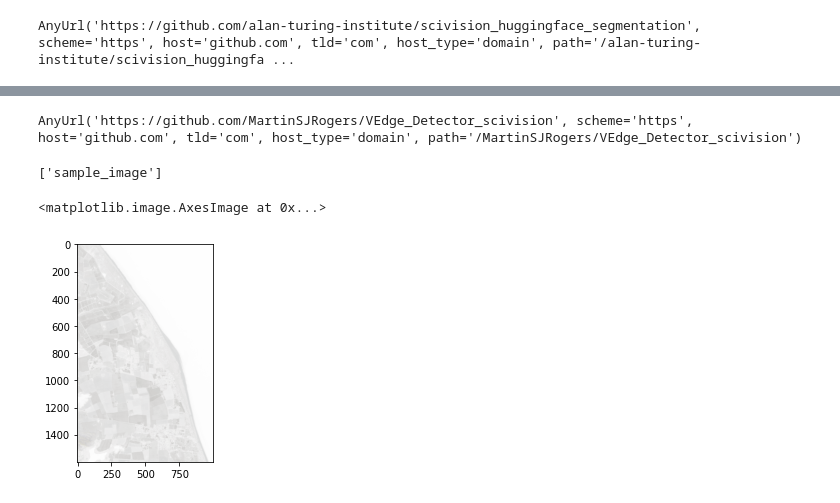
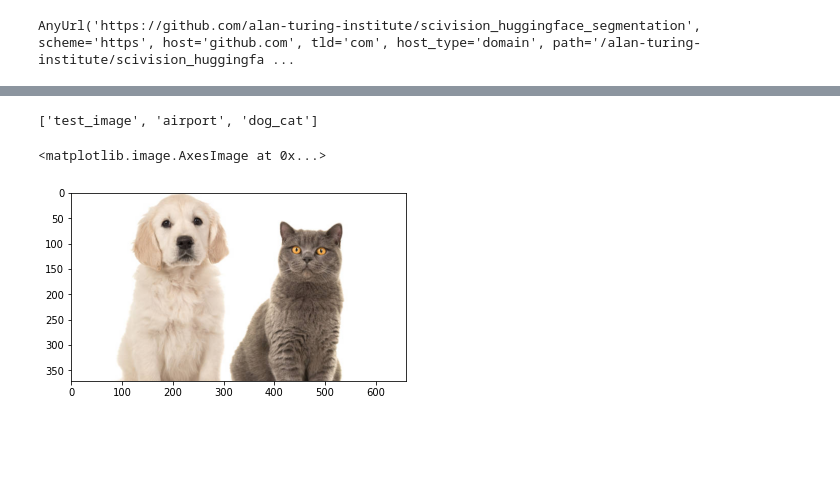
Before and after one commit to scivision-gallery/scivision-basic-usage-examples, a Jupyter notebook: segmentation.ipynb, the cells around one changed output, grey strips where cells are left out. Drawn from its saved outputs; the diff is of its cells as text; code cells hidden in the pictures; blank space fills up the shorter version.

Commit message:
use dog_cat test image for segmentation

```diff
--- a/segmentation.ipynb
+++ b/segmentation.ipynb
@@ -60,10 +28,7 @@ target_datasource
 | 5 | data-005 | Sample dataset of satellite image... | (TaskEnum.classificiation, TaskEn... | (computer-vision, earth-observati... | https://github.com/MartinSJRogers... | image | False | (Cambridge University,) | (2D, satellite, remote-sensing, e... |
 # %%
-target_datasource.url.item()
+target_datasource = compatible_datasources.loc[compatible_datasources['name'] == 'data-003']
+data_config = load_dataset(target_datasource.url.item())
+print([i for i in data_config.keys()])
 # %% [output]
-AnyUrl('https://github.com/MartinSJRogers/VEdge_Detector_scivision', scheme='https', host='github.com', tld='com', host_type='domain', path='/MartinSJRogers/VEdge_Detector_scivision')
+['test_image', 'airport', 'dog_cat']
-# %%
-cat = load_dataset(target_datasource.url.item())
-print(list(cat))
-# %% [output]
-['sample_image']
@@ -74,6 +35,9 @@ import matplotlib.pyplot as plt
-# %%
-plt.imshow(sample_image)
-# %% [output]
-<matplotlib.image.AxesImage at 0x...>
-[figure, removed]
+# %%
+dog_cat = data_config.dog_cat().to_dask() # The xarray.DataArray is one format accepted by the our models
+# %%
+import matplotlib.pyplot as plt
+plt.imshow(dog_cat)
+# %% [output]
+<matplotlib.image.AxesImage at 0x...>
+[figure, added]
 # %%
```
Also changed, not shown: parts of 14 cells of this notebook.
